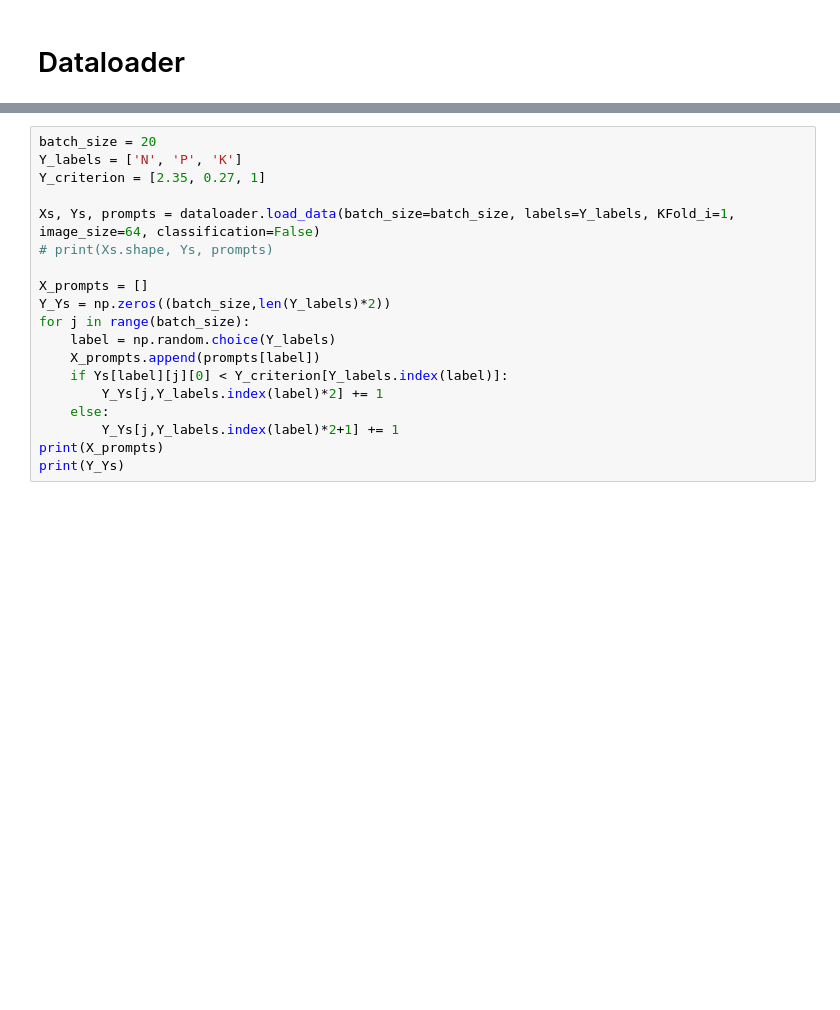
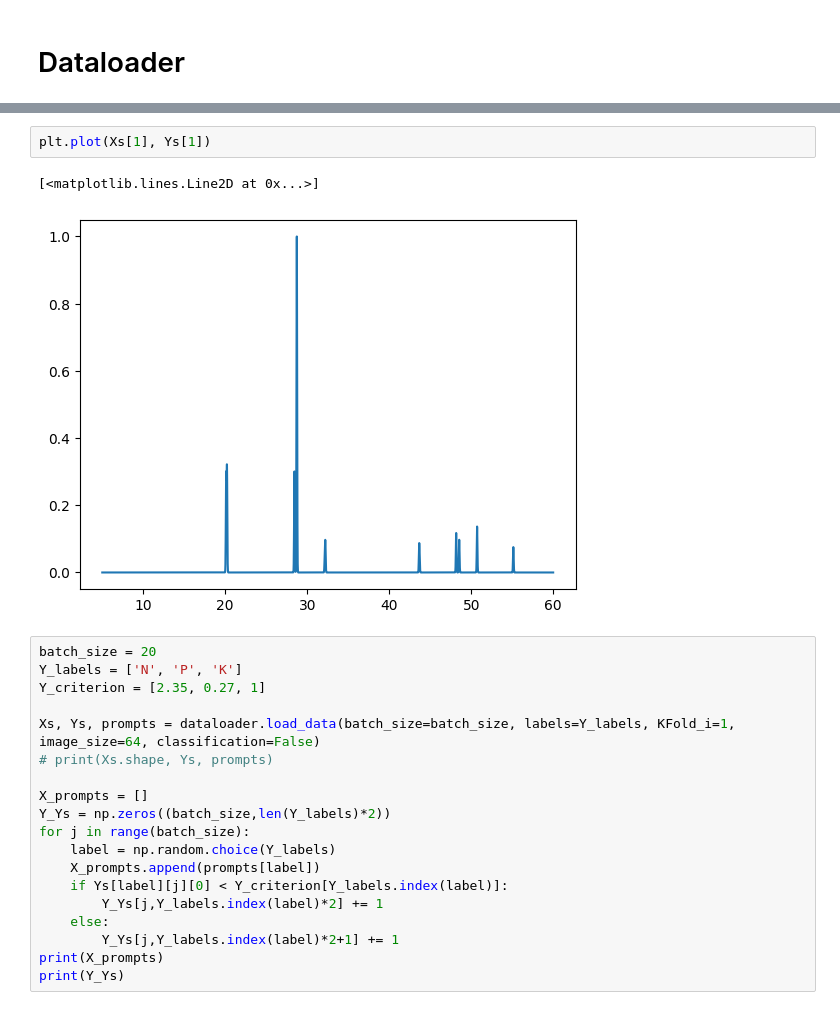
Before and after one commit to shengf22/XRD_Phase_identification, a Jupyter notebook: Train.ipynb, the cells around one changed output, grey strips where cells are left out. Cells and saved outputs as stored; diff of their text form; blank space fills up the shorter version.

```diff
--- a/Train.ipynb
+++ b/Train.ipynb
@@ -108,3 +160,8 @@ class DataLoader():
+# %%
+plt.plot(Xs[1], Ys[1])
+# %% [output]
+[<matplotlib.lines.Line2D at 0x...>]
+[figure, added]
 # %%
 batch_size = 20
 Y_labels = ['N', 'P', 'K']
```
Also changed, not shown: parts of 7 cells of this notebook, 2 other files.
